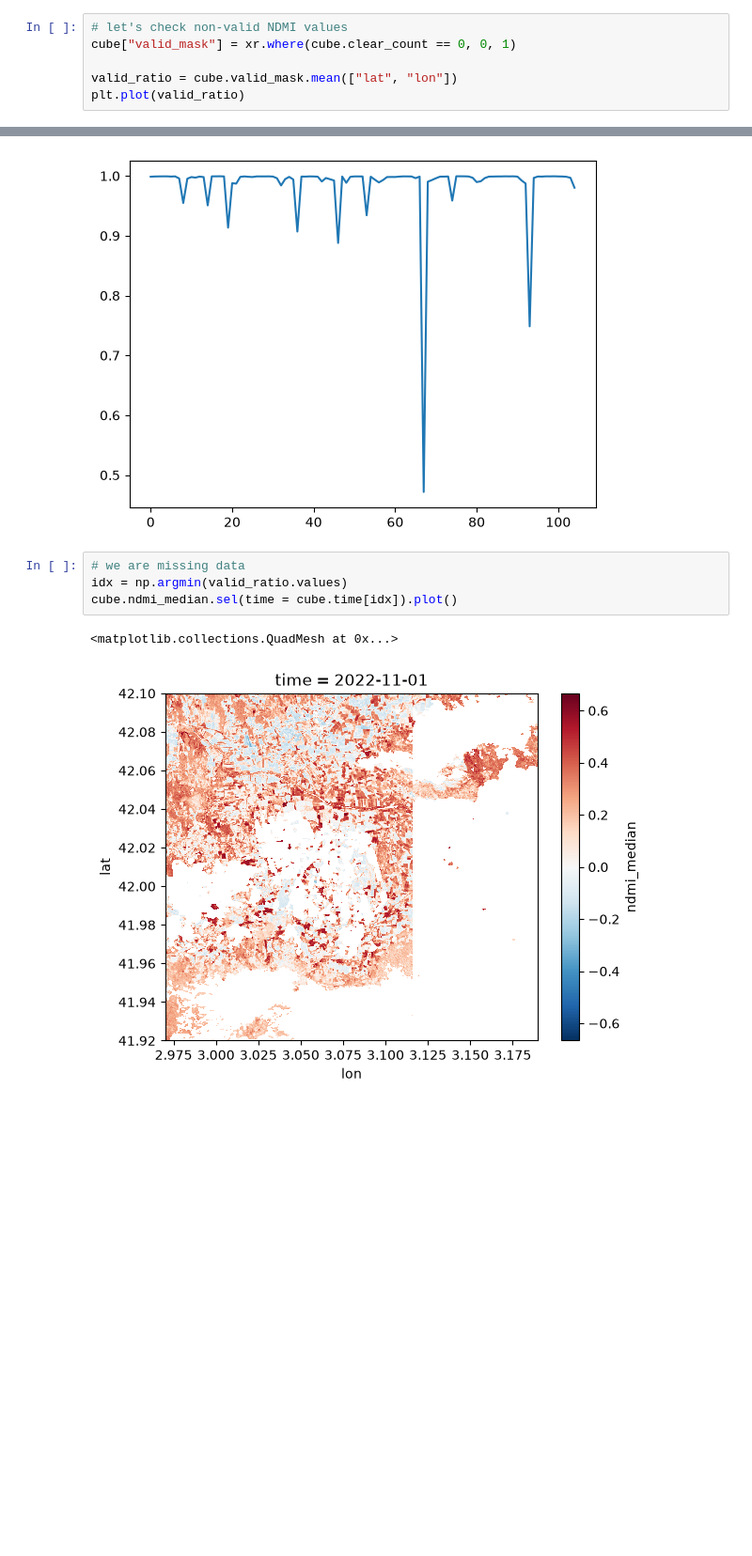
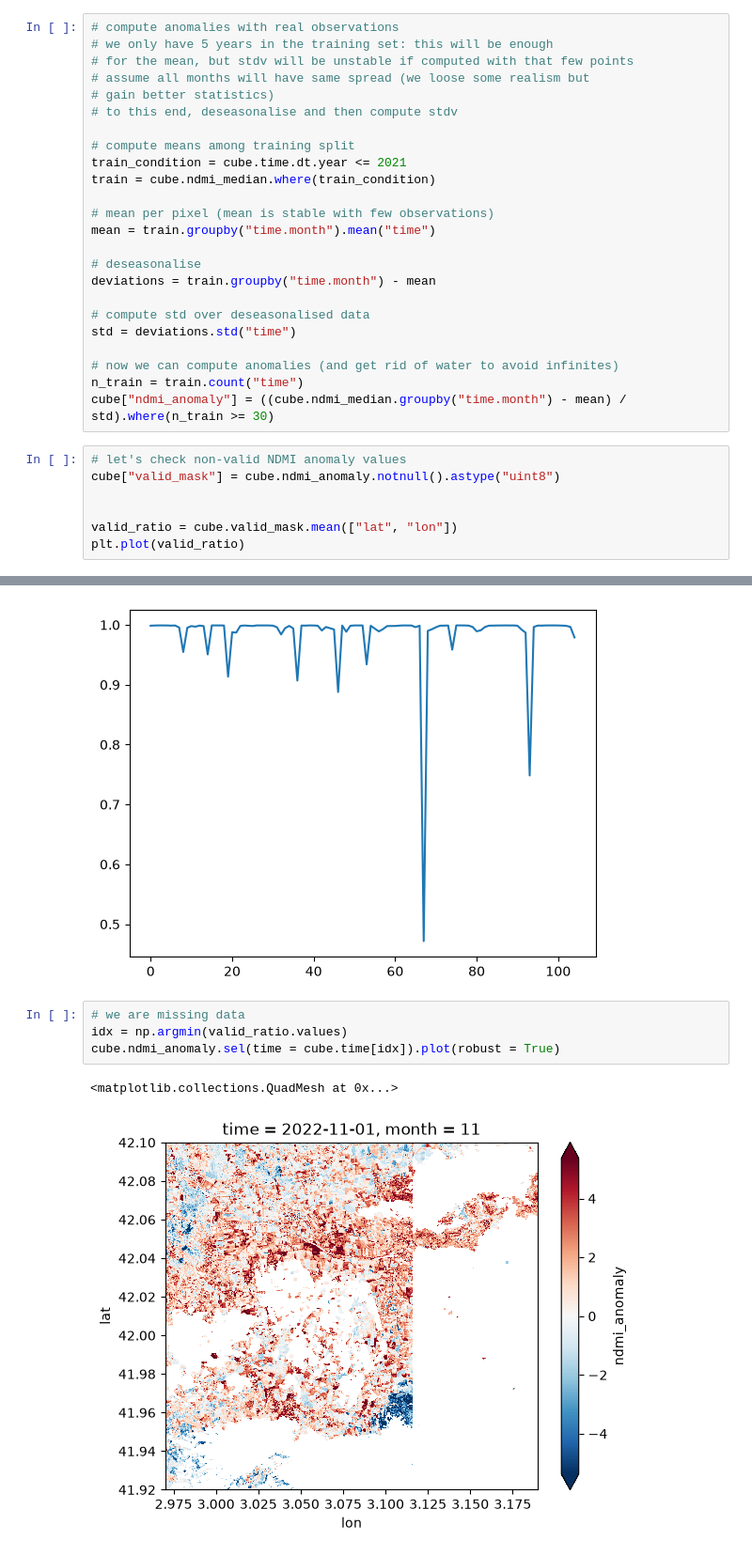
Before and after one commit to davidcirauqui/drought_forecast, a Jupyter notebook: main.ipynb, the cells around one changed output, grey strips where cells are left out. Shown at 94% size. Cells and saved outputs as stored; diff of their text form; blank space fills up the shorter version.

```diff
--- a/main.ipynb
+++ b/main.ipynb
@@ -98,9 +98,34 @@ cube.landcover.plot(ax = axes[2])
 plt.tight_layout()
 # %% [output]
 [figure]
+# %%
+# compute anomalies with real observations
+# we only have 5 years in the training set: this will be enough
+# for the mean, but stdv will be unstable if computed with that few points
+# assume all months will have same spread (we loose some realism but
+# gain better statistics)
+# to this end, deseasonalise and then compute stdv
+
+# compute means among training split
+train_condition = cube.time.dt.year <= 2021
+train = cube.ndmi_median.where(train_condition)
+
+# mean per pixel (mean is stable with few observations)
+mean = train.groupby("time.month").mean("time")
+
+# deseasonalise
+deviations = train.groupby("time.month") - mean
+
+# compute std over deseasonalised data
+std = deviations.std("time")
+
+# now we can compute anomalies (and get rid of water to avoid infinites)
+n_train = train.count("time")
+cube["ndmi_anomaly"] = ((cube.ndmi_median.groupby("time.month") - mean) / std).where(n_train >= 30)
 # %%
-# let's check non-valid NDMI values
-cube["valid_mask"] = xr.where(cube.clear_count == 0, 0, 1)
+# let's check non-valid NDMI anomaly values
+cube["valid_mask"] = cube.ndmi_anomaly.notnull().astype("uint8")
+
 
 valid_ratio = cube.valid_mask.mean(["lat", "lon"])
 plt.plot(valid_ratio)
@@ -110,8 +135,8 @@ plt.plot(valid_ratio)
 # %%
 # we are missing data
 idx = np.argmin(valid_ratio.values)
-cube.ndmi_median.sel(time = cube.time[idx]).plot()
+cube.ndmi_anomaly.sel(time = cube.time[idx]).plot(robust = True)
 # %% [output]
 <matplotlib.collections.QuadMesh at 0x...>
-[figure, old version]
+[figure, new version]
 # %%
```
Also changed, not shown: parts of 7 cells of this notebook.
